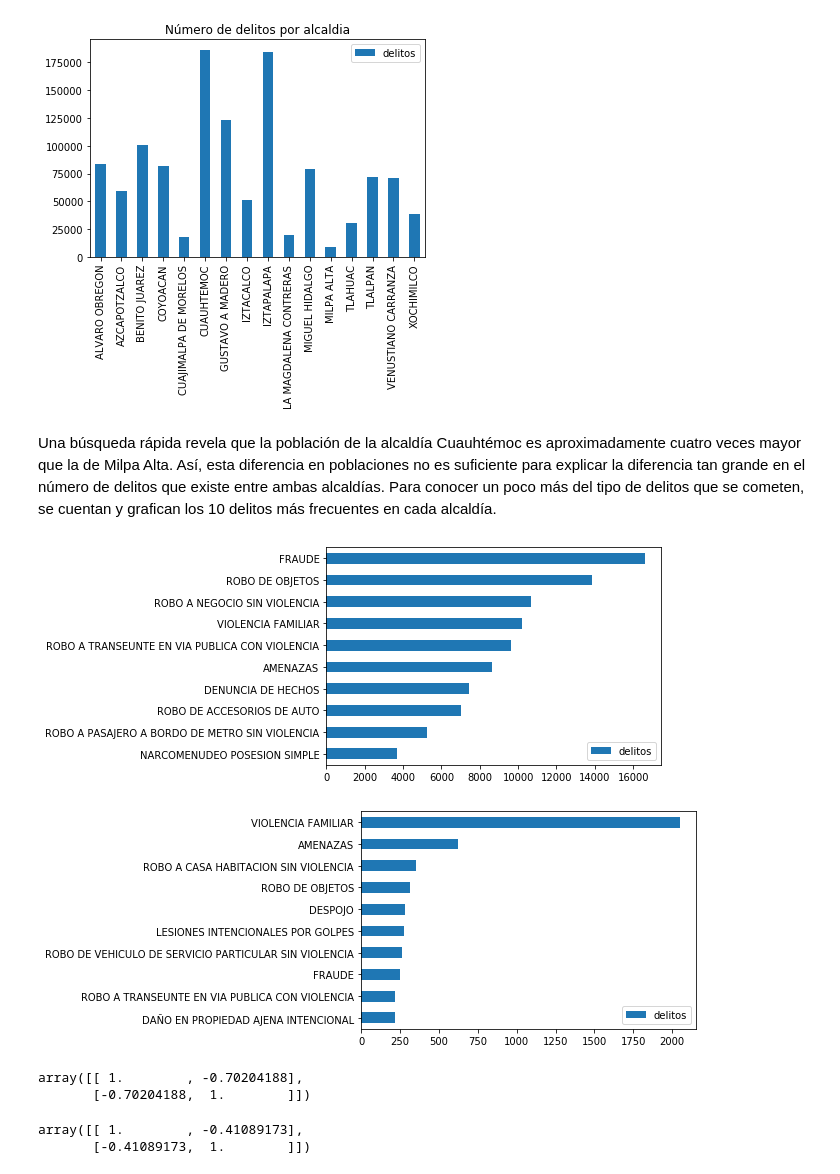
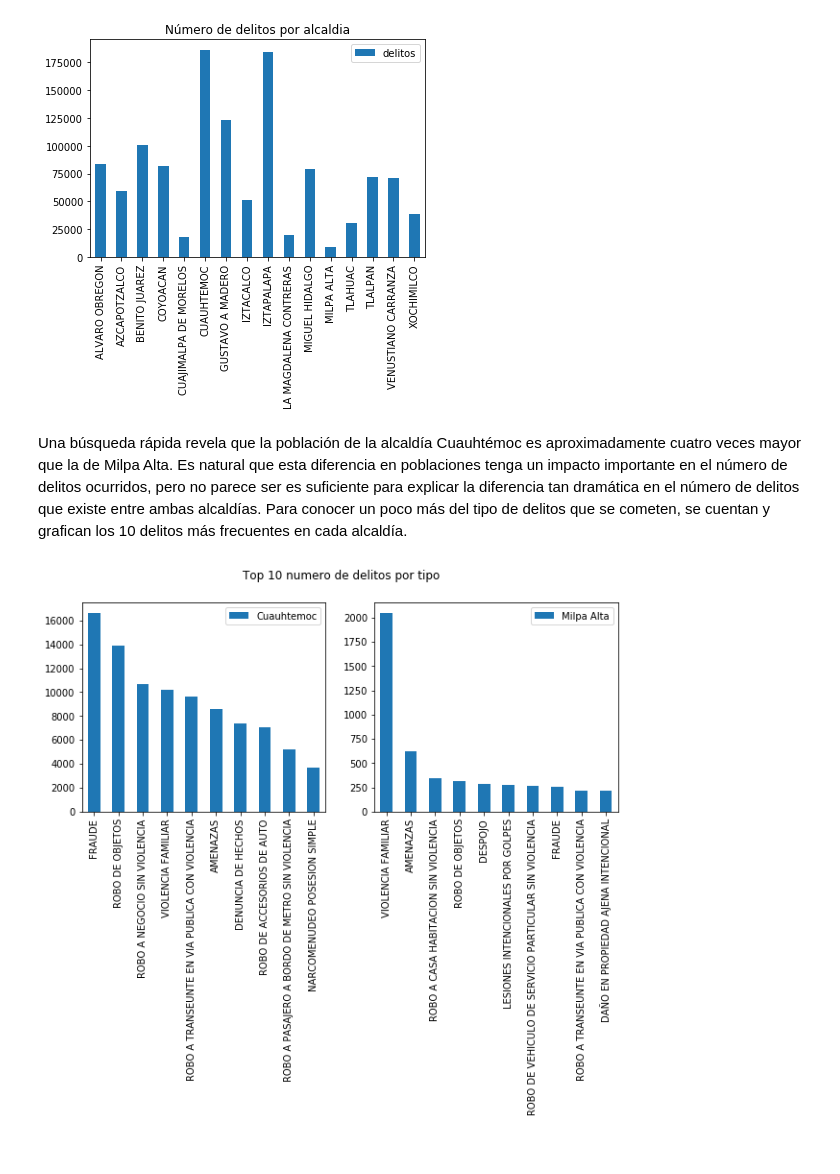
Before and after one commit to DarioDC/OPI, a Jupyter notebook: Examen_DarioDiazCuevas.ipynb, the cells around one changed output. Cells and saved outputs as stored; diff of their text form; code cells hidden in the pictures.

```diff
--- a/Examen_DarioDiazCuevas.ipynb
+++ b/Examen_DarioDiazCuevas.ipynb
@@ -512,26 +512,17 @@ plt.show()
 # %% [output]
 [figure]
 # %% [markdown]
-Una búsqueda rápida revela que la población de la alcaldía Cuauhtémoc es aproximadamente cuatro veces mayor que la de Milpa Alta. Así, esta diferencia en poblaciones no es suficiente para explicar la diferencia tan grande en el número de delitos que existe entre ambas alcaldías. Para conocer un poco más del tipo de delitos que se cometen, se cuentan y grafican los 10 delitos más frecuentes en cada alcaldía.
+Una búsqueda rápida revela que la población de la alcaldía Cuauhtémoc es aproximadamente cuatro veces mayor que la de Milpa Alta. Es natural que esta diferencia en poblaciones tenga un impacto importante en el número de delitos ocurridos, pero no parece ser es suficiente para explicar la diferencia tan dramática en el número de delitos que existe entre ambas alcaldías. Para conocer un poco más del tipo de delitos que se cometen, se cuentan y grafican los 10 delitos más frecuentes en cada alcaldía.
-# %%
-del_cdmx[['delito','delitos']][del_cdmx['alcaldia_hechos']=="CUAUHTEMOC"].groupby('delito').count().sort_values('delitos',ascending=False).head(10).plot.barh().invert_yaxis()
-plt.ylabel(None)
-plt.show()
-# %% [output]
-[figure, removed]
-# %%
-del_cdmx[['delito','delitos']][del_cdmx['alcaldia_hechos']=="MILPA ALTA"].groupby('delito').count().sort_values('delitos',ascending=False).head(10).plot.barh().invert_yaxis()
-plt.ylabel(None)
-plt.show()
-# %% [output]
-[figure, removed]
-# %%
-np.corrcoef(x=range(len(trend.promedio_movil) - sum(trend.promedio_movil.isnull())),y=trend.promedio_movil[-(len(trend.promedio_movil) - sum(trend.promedio_movil.isnull())):])
-# %% [output]
-array([[ 1.        , -0.70204188],
-       [-0.70204188,  1.        ]])
-# %%
-np.corrcoef(x=range(len(trend.promedio_movil)),y=trend.delitos)
-# %% [output]
-array([[ 1.        , -0.41089173],
-       [-0.41089173,  1.        ]])
+# %%
+#figura y ejes para plots acomodados en un renglon y dos columnas
+fig, (ax1,ax2) = plt.subplots(1,2, figsize=(10,4))
+del_cdmx[['delito','delitos']][del_cdmx['alcaldia_hechos']=="CUAUHTEMOC"].groupby('delito').count().sort_values('delitos',ascending=False).head(10).plot.bar(ax= ax1)
+ax1.set_xlabel(None)
+ax1.legend(["Cuauhtemoc"])
+del_cdmx[['delito','delitos']][del_cdmx['alcaldia_hechos']=="MILPA ALTA"].groupby('delito').count().sort_values('delitos',ascending=False).head(10).plot.bar(ax= ax2)
+ax2.set_xlabel(None)
+ax2.legend(["Milpa Alta"])
+fig.suptitle("Top 10 numero de delitos por tipo").set_y(1)
+plt.show()
+# %% [output]
+[figure, added]
```
Also changed, not shown: parts of 25 cells of this notebook.
